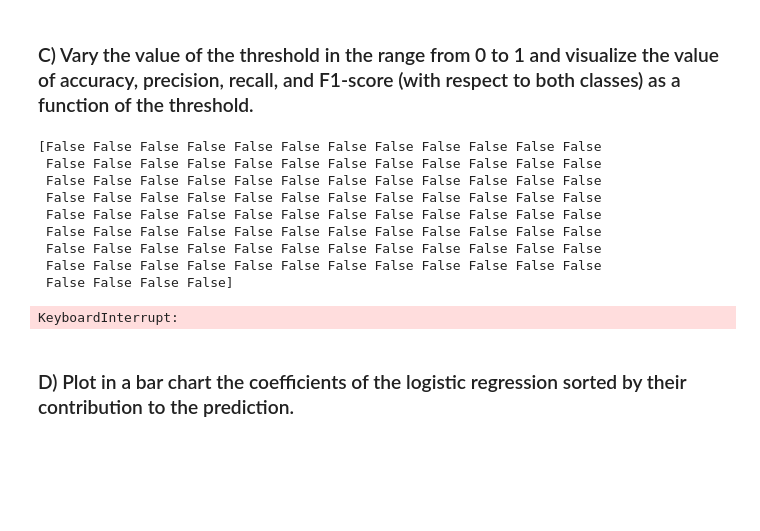
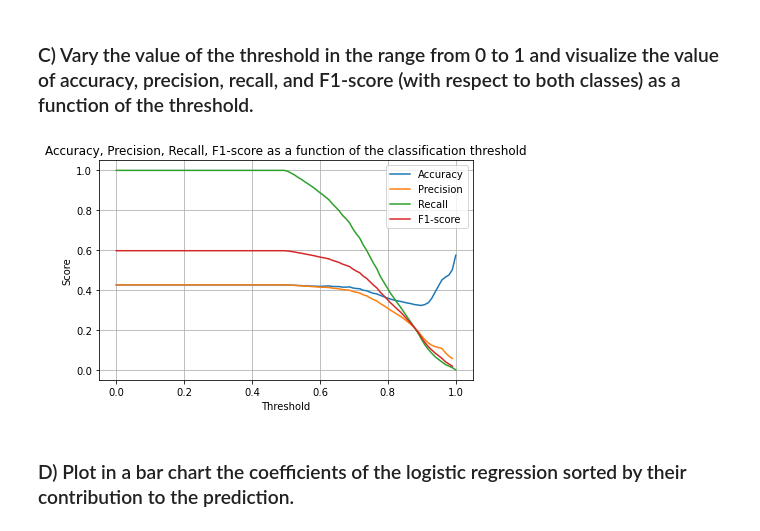
Before and after one commit to Seif-Wessam/2023, a Jupyter notebook: Exercises/07 - Learning from data - Applied machine learning/AppliedML.ipynb, the cells around one changed output. Cells and saved outputs as stored; diff of their text form; code cells hidden in the pictures; blank space fills up the shorter version.

```diff
--- a/Exercises/07 - Learning from data - Applied machine learning/AppliedML.ipynb
+++ b/Exercises/07 - Learning from data - Applied machine learning/AppliedML.ipynb
@@ -102,7 +102,6 @@ print(accuracy, precision, recall, F1_score)
 ### C) Vary the value of the threshold in the range from 0 to 1 and visualize the value of accuracy, precision, recall, and F1-score (with respect to both classes) as a function of the threshold.
 # %%
 threshold = np.linspace(0, 1, 100)
-print(threshold==0.5)
 from sklearn.metrics import confusion_matrix, ConfusionMatrixDisplay
 acc_vect = []
 prec_vect = []
@@ -112,46 +111,36 @@ for t in threshold:
     log_reg = LogisticRegression()
     log_reg.fit(X_train, y_train)
 
     y_test_pred_prob = log_reg.predict_proba(X_test)
     #print(y_test_pred_prob)
     y_test_pred = (np.amax(y_test_pred_prob, axis=1) > t).astype(int)
     y_test_pred = pd.DataFrame(y_test_pred)
     #print(y_test_pred)
     confusion_matrix_result = confusion_matrix(y_test, y_test_pred)
-    if t == 0.5:
-        print(confusion_matrix_result)
     accuracy = (confusion_matrix_result[0, 0]+confusion_matrix_result[1, 1])/confusion_matrix_result.sum()
     acc_vect.append(accuracy)
     precision = confusion_matrix_result[1, 1]/(confusion_matrix_result[0, 1]+confusion_matrix_result[1, 1])
     prec_vect.append(precision)
     recall = confusion_matrix_result[1, 1]/(confusion_matrix_result[1, 0]+confusion_matrix_result[1, 1])
     recall_vect.append(recall)
     F1_score = (2*precision*recall/(precision+recall))
     F1_score_vect.append(F1_score)
 
 fig, ax = plt.subplots()
 ax.plot(threshold, acc_vect)
 ax.plot(threshold, prec_vect)
 ax.plot(threshold, recall_vect)
 ax.plot(threshold, F1_score_vect)
 ax.legend(['Accuracy', 'Precision', 'Recall', 'F1-score'])
 ax.set_xlabel('Threshold')
 ax.set_ylabel('Score')
 ax.set_title('Accuracy, Precision, Recall, F1-score as a function of the classification threshold')
-ax.tight_layout()
+
 ax.grid()
+plt.tight_layout()
 plt.show()
 # %% [output]
-[False False False False False False False False False False False False
- False False False False False False False False False False False False
- False False False False False False False False False False False False
- False False False False False False False False False False False False
- False False False False False False False False False False False False
- False False False False False False False False False False False False
- False False False False False False False False False False False False
- False False False False False False False False False False False False
- False False False False]
-KeyboardInterrupt:
+[figure, added]
 # %% [markdown]
 ### D) Plot in a bar chart the coefficients of the logistic regression sorted by their contribution to the prediction.
 # %%
```
Also changed, not shown: parts of 2 cells of this notebook, 1 other file.
